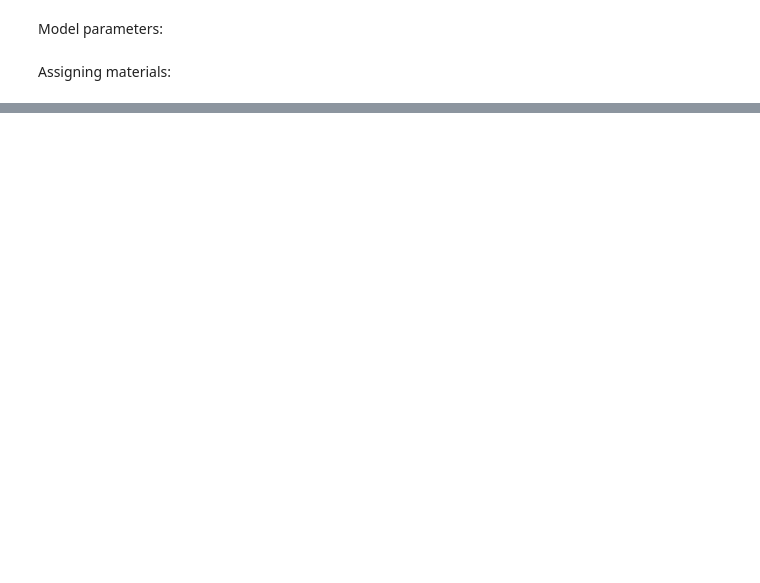
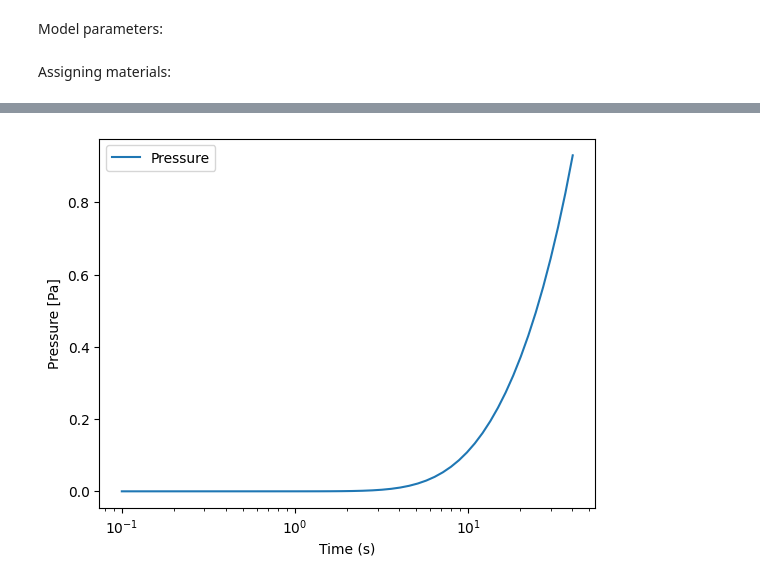
Before and after one commit to jhdark/MSPBPermSim, a Jupyter notebook: MSPBPermSim.ipynb, the cells around one changed output, grey strips where cells are left out. Cells and saved outputs as stored; diff of their text form; code cells hidden in the pictures; blank space fills up the shorter version.

```diff
--- a/MSPBPermSim.ipynb
+++ b/MSPBPermSim.ipynb
@@ -111,0 +121,16 @@ plt.show()
+# %%
+# Filter data to only include times before P exceeds 1
+mask = P < 1
+filtered_times = times[mask]
+filtered_P = P[mask]
+
+# Plot the filtered data
+plt.figure()
+plt.xscale("log")
+plt.plot(filtered_times, filtered_P, label="Pressure")
+plt.legend()
+plt.xlabel("Time (s)")
+plt.ylabel("Pressure [Pa]")
+plt.show()
+# %% [output]
+[figure, added]
```
Also changed, not shown: parts of 7 cells of this notebook, 3 other files.
